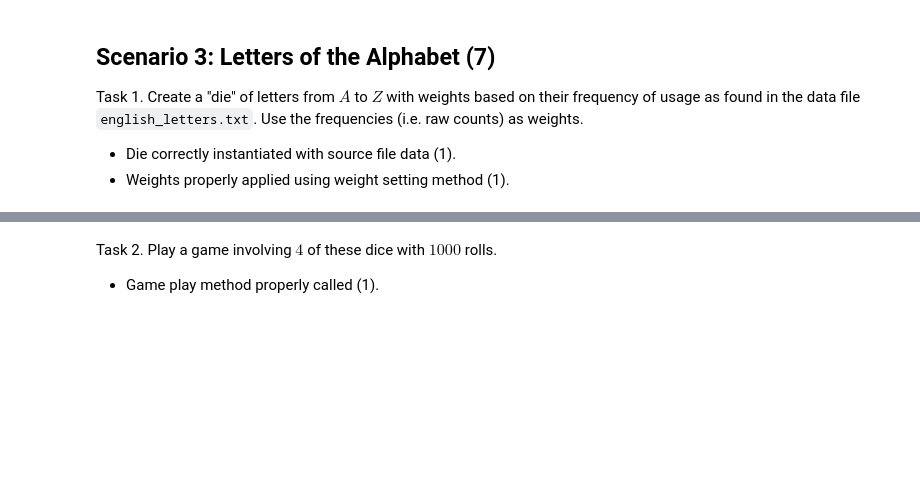
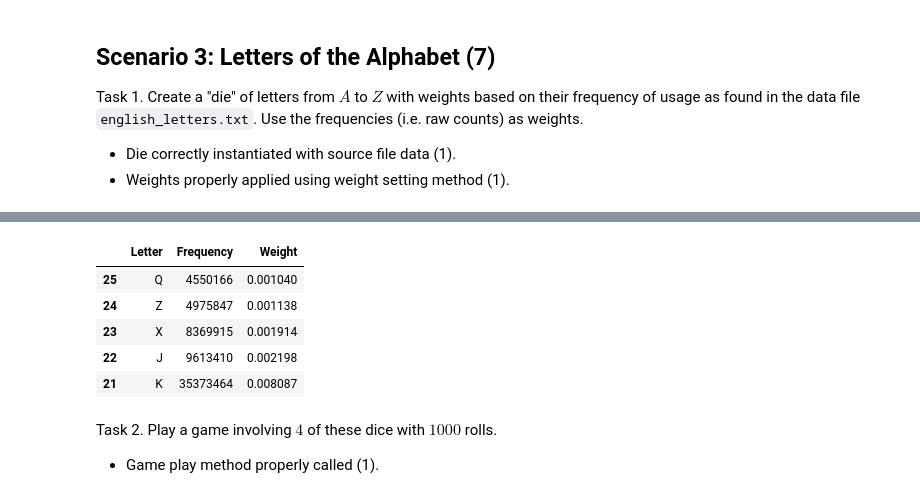
Before and after one commit to kianadane/ds5100-finalproject2-urn8he, a Jupyter notebook: DANE_DS5100_finalproject.ipynb, the cells around one changed output, grey strips where cells are left out. Saved outputs shown, nothing was run; the diff lists cells and outputs as text; code cells hidden in the pictures; blank space fills up the shorter version.

```diff
--- a/DANE_DS5100_finalproject.ipynb
+++ b/DANE_DS5100_finalproject.ipynb
@@ -528,3 +710,13 @@ Task 1. Create a "die" of letters from $A$ to $Z$ with weights based on their fr
+# %%
+letters['Weight'] = letters['Frequency'] / letters['Frequency'].sum()
+letters.head(5)
+# %% [output]
+|  | Letter | Frequency | Weight |
+| 25 | Q | 4550166 | 0.001040 |
+| 24 | Z | 4975847 | 0.001138 |
+| 23 | X | 8369915 | 0.001914 |
+| 22 | J | 9613410 | 0.002198 |
+| 21 | K | 35373464 | 0.008087 |
 # %% [markdown]
 Task 2. Play a game involving $4$ of these dice with $1000$ rolls.
 
```
Also changed, not shown: parts of 28 cells of this notebook, 4 other files.
